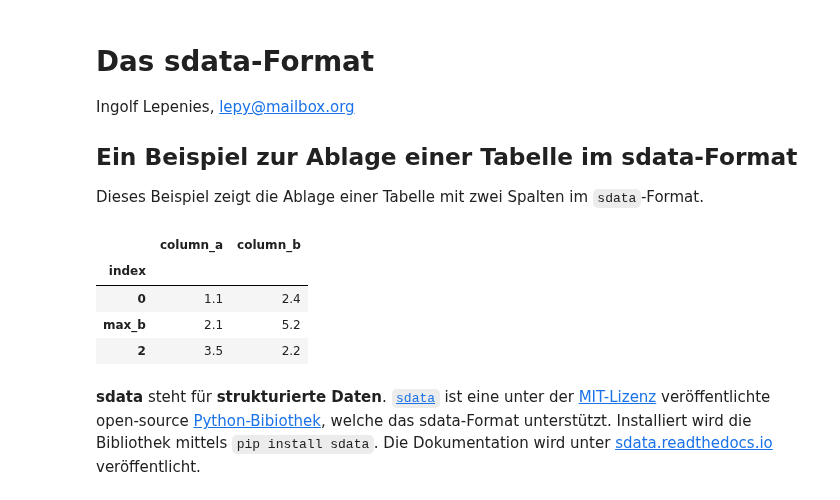
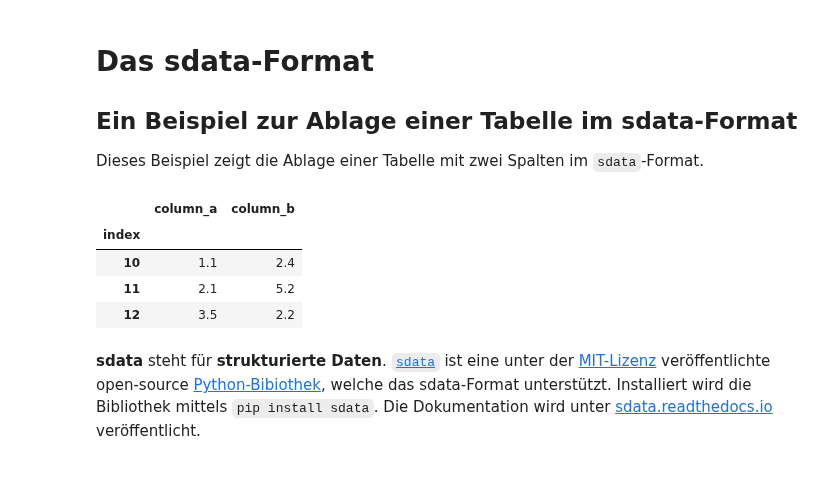
Before and after one commit to lepy/sdata, a Jupyter notebook: ipynb/Das_sdata_Format.ipynb, the cells around one changed output. Cells and saved outputs as stored; diff of their text form; code cells hidden in the pictures.

```diff
--- a/ipynb/Das_sdata_Format.ipynb
+++ b/ipynb/Das_sdata_Format.ipynb
@@ -1,7 +1,5 @@
 # %% [markdown]
 # Das sdata-Format
-
-Ingolf Lepenies, lepy@mailbox.org
 
 ## Ein Beispiel zur Ablage einer Tabelle im sdata-Format
 
@@ -9,15 +7,15 @@ Dieses Beispiel zeigt die Ablage einer Tabelle mit zwei Spalten im `sdata`-Forma
 # %%
 import pandas as pd
 df = pd.DataFrame({"column_a": [1.1, 2.1, 3.5],
-                   "column_b": [2.4, 5.2, 2.2]}, index=[0, 'max_b', 2])
+                   "column_b": [2.4, 5.2, 2.2]}, index=[10, 11, 12])
 df.index.name = "index"
 df
 # %% [output]
 |  | column_a | column_b |
 | index |  |  |
-| 0 | 1.1 | 2.4 |
-| max_b | 2.1 | 5.2 |
-| 2 | 3.5 | 2.2 |
+| 10 | 1.1 | 2.4 |
+| 11 | 2.1 | 5.2 |
+| 12 | 3.5 | 2.2 |
 # %% [markdown]
 **sdata** steht für **strukturierte Daten**. [`sdata`](https://github.com/lepy/sdata) ist eine unter der [MIT-Lizenz](https://raw.githubusercontent.com/lepy/sdata/master/LICENSE-MIT) veröffentlichte open-source [Python-Bibiothek](https://pypi.org/project/sdata/), welche das sdata-Format unterstützt. Installiert wird die Bibliothek mittels ``pip install sdata``. Die Dokumentation wird unter [sdata.readthedocs.io](https://sdata.readthedocs.io/en/latest/) veröffentlicht.
 # %%
```
Also changed, not shown: parts of 16 cells of this notebook, 4 other files.
